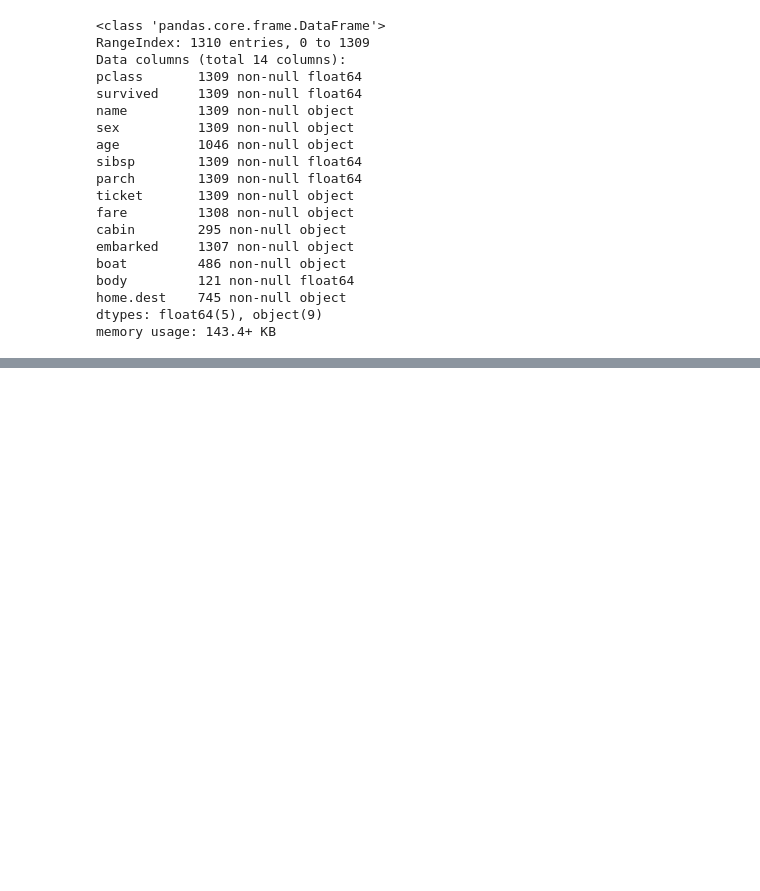
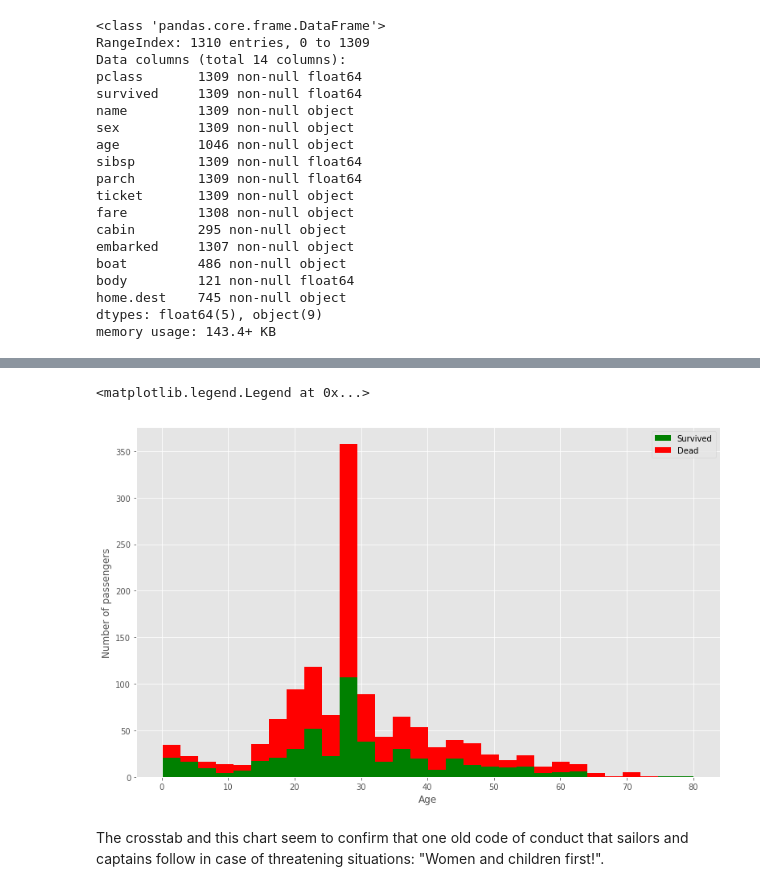
Before and after one commit to eur-nl/bootcamps, a Jupyter notebook: faector_bc/02_pandas_titanic.ipynb, the cells around one changed output, grey strips where cells are left out. Cells and saved outputs as stored; diff of their text form; code cells hidden in the pictures; blank space fills up the shorter version.

Commit message:
Faector BC
New visualizations for Titanic dataset. Start with the Lusitania notebook with questions (homework assignment). Edited the csv file.

```diff
--- a/faector_bc/02_pandas_titanic.ipynb
+++ b/faector_bc/02_pandas_titanic.ipynb
@@ -31,8 +31,11 @@ All sorts of useful insights can be get this way:
 - we might wonder what the column headers "sibsp" and "parch" mean: the number of SIBlings / SPouses abord, the number of PARents / CHildren aboard.
 # %%
 import pandas as pd
+import numpy as np
+import matplotlib
 import matplotlib.pyplot as plt
-% matplotlib inline
+matplotlib.style.use('ggplot')
+%matplotlib inline
 # %%
 df_titanic = pd.read_csv("/Users/peter/Documents/bootcamps/faector_bc/data/titanic3.csv", sep=";")
 # %% [markdown]
@@ -108,0 +205,2 @@ Let's look at the survivors. We know that 38% of the passengers survived the dis
+# %%
+df_titanic['age'].fillna(df_titanic['age'].median(), inplace = True)
@@ -108,0 +255,12 @@ Let's look at the survivors. We know that 38% of the passengers survived the dis
+# %%
+figure = plt.figure(figsize=(13,8))
+plt.hist([df_titanic[df_titanic['survived']==1]['age'],df_titanic[df_titanic['survived']==0]['age']], stacked=True, color = ['g','r'],
+         bins = 30,label = ['Survived','Dead'])
+plt.xlabel('Age')
+plt.ylabel('Number of passengers')
+plt.legend()
+# %% [output]
+<matplotlib.legend.Legend at 0x...>
+[figure, added]
+# %% [markdown]
+The crosstab and this chart seem to confirm that one old code of conduct that sailors and captains follow in case of threatening situations: "Women and children first!".
```
Also changed, not shown: parts of 17 cells of this notebook, 2 other files.
